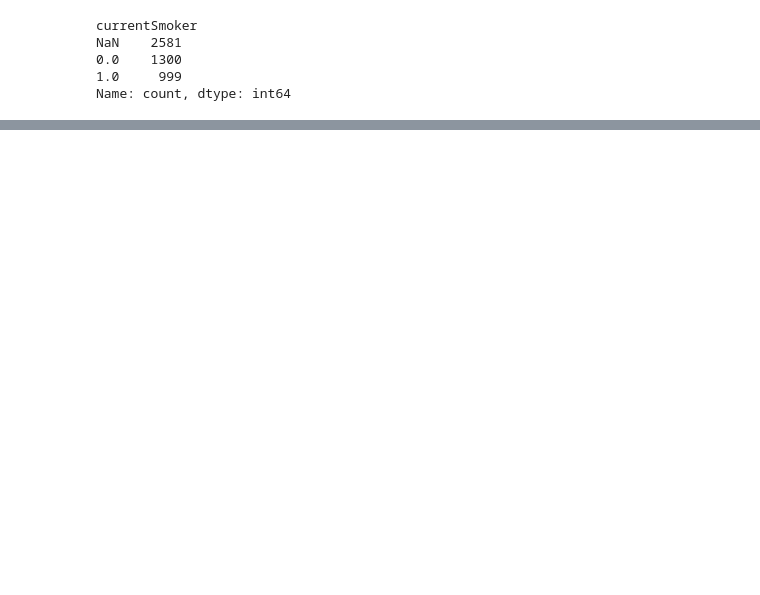
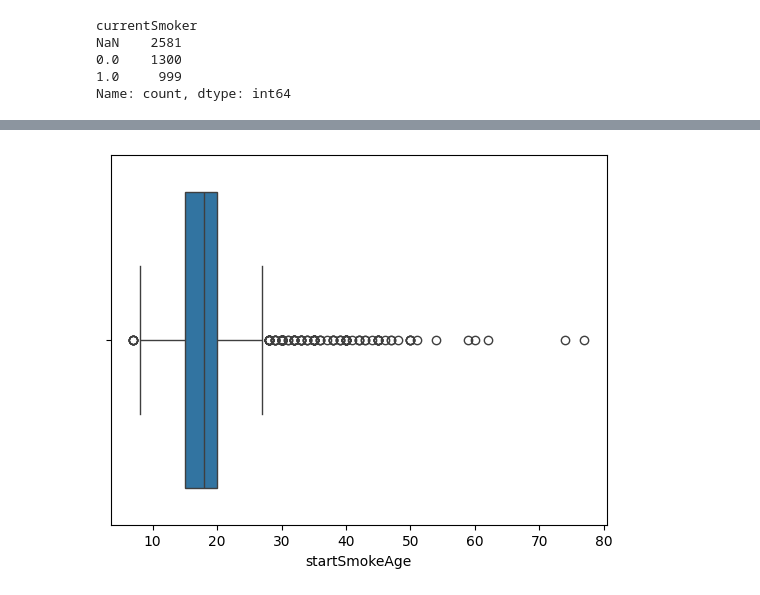
Before and after one commit to dfu5sm/undergrad_ml_assignments, a Jupyter notebook: collect_data.ipynb, the cells around one changed output, grey strips where cells are left out. Cells and saved outputs as stored; diff of their text form; code cells hidden in the pictures; blank space fills up the shorter version.

```diff
--- a/collect_data.ipynb
+++ b/collect_data.ipynb
@@ -132,0 +168,6 @@ currentSmoker
+# %%
+#looking for outliers
+sns.boxplot(new_df, x=new_df["startSmokeAge"])
+plt.show()
+# %% [output]
+[figure, added]
```
Also changed, not shown: parts of 26 cells of this notebook.
